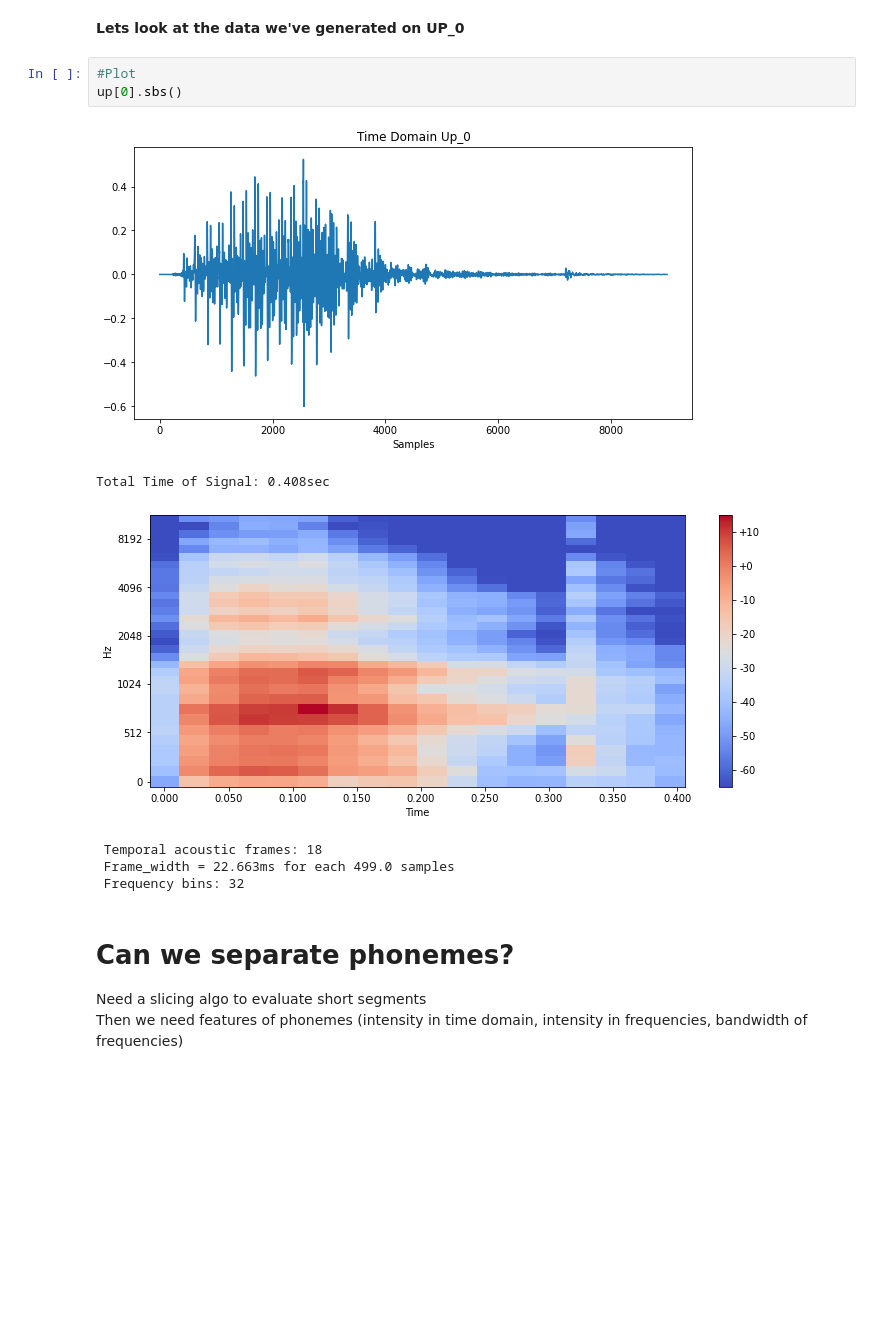
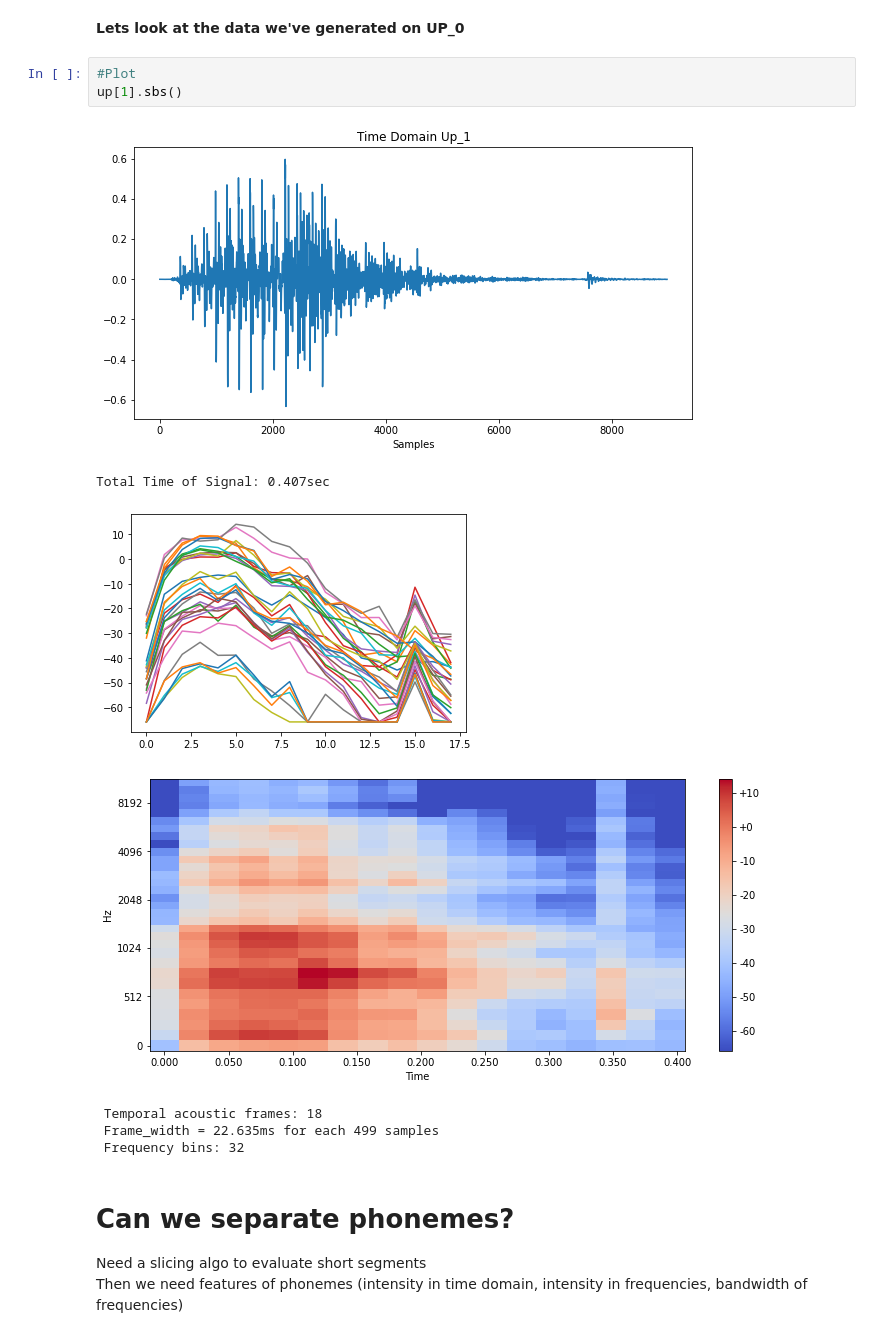
Before and after one commit to KitsuELP/VoiceControl, a Jupyter notebook: phonemes.ipynb, the cells around one changed output. Cells and saved outputs as stored; diff of their text form; blank space fills up the shorter version.

```diff
--- a/phonemes.ipynb
+++ b/phonemes.ipynb
@@ -145,13 +150,14 @@ ipd.Audio(up_set[0])
 **Lets look at the data we've generated on UP_0**
 # %%
 #Plot
-up[0].sbs()
+up[1].sbs()
 # %% [output]
-[figure, old version]
+[figure, new version]
-Total Time of Signal: 0.408sec
+Total Time of Signal: 0.407sec
-[figure, old version]
+[figure, new version]
+[figure, added]
  Temporal acoustic frames: 18
- Frame_width = 22.663ms for each 499.0 samples
+ Frame_width = 22.635ms for each 499 samples
  Frequency bins: 32
 # %% [markdown]
 # Can we separate phonemes?
```
Also changed, not shown: parts of 8 cells of this notebook.
